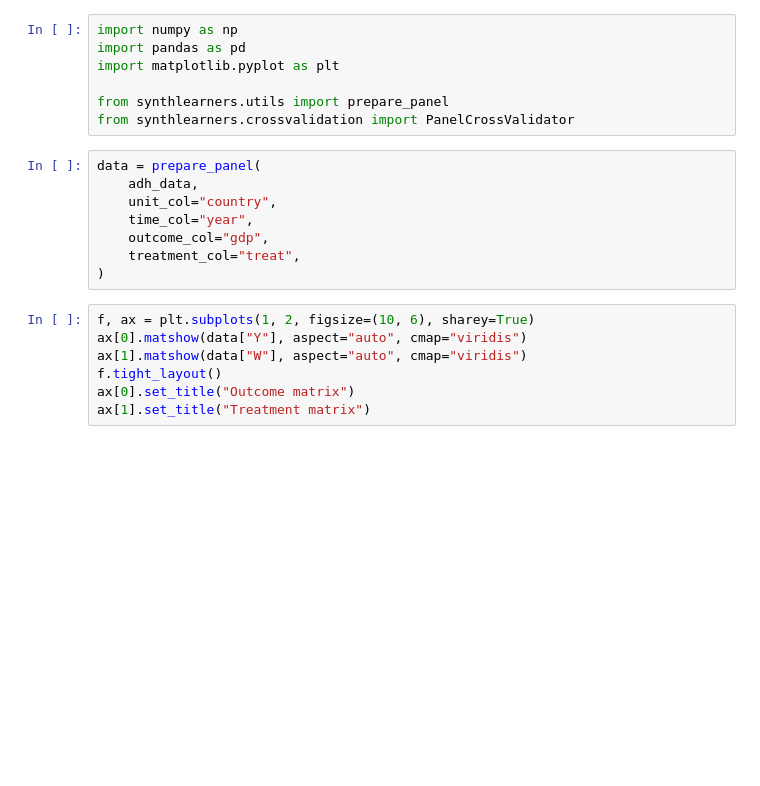
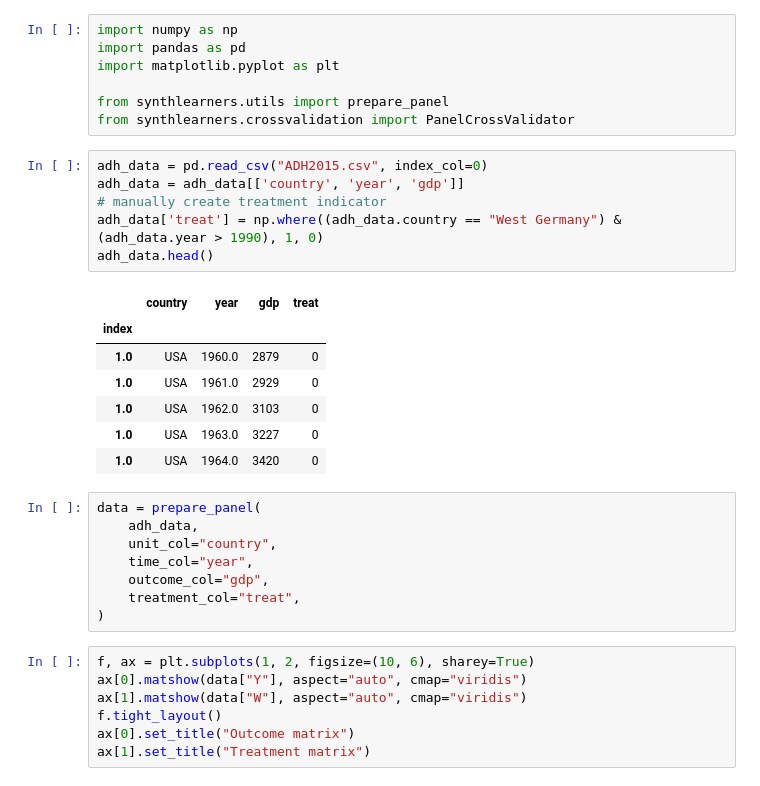
Before and after one commit to apoorvalal/synthlearners, a Jupyter notebook: notebooks/demo_crossvalidate.ipynb, the cells around one changed output. Cells and saved outputs as stored; diff of their text form; blank space fills up the shorter version.

```diff
--- a/notebooks/demo_crossvalidate.ipynb
+++ b/notebooks/demo_crossvalidate.ipynb
@@ -5,6 +5,20 @@ import matplotlib.pyplot as plt
 
 from synthlearners.utils import prepare_panel
 from synthlearners.crossvalidation import PanelCrossValidator
+# %%
+adh_data = pd.read_csv("ADH2015.csv", index_col=0)
+adh_data = adh_data[['country', 'year', 'gdp']]
+# manually create treatment indicator
+adh_data['treat'] = np.where((adh_data.country == "West Germany") & (adh_data.year > 1990), 1, 0)
+adh_data.head()
+# %% [output]
+|  | country | year | gdp | treat |
+| index |  |  |  |  |
+| 1.0 | USA | 1960.0 | 2879 | 0 |
+| 1.0 | USA | 1961.0 | 2929 | 0 |
+| 1.0 | USA | 1962.0 | 3103 | 0 |
+| 1.0 | USA | 1963.0 | 3227 | 0 |
+| 1.0 | USA | 1964.0 | 3420 | 0 |
 # %%
 data = prepare_panel(
     adh_data,
```
Also changed, not shown: parts of 6 cells of this notebook.
